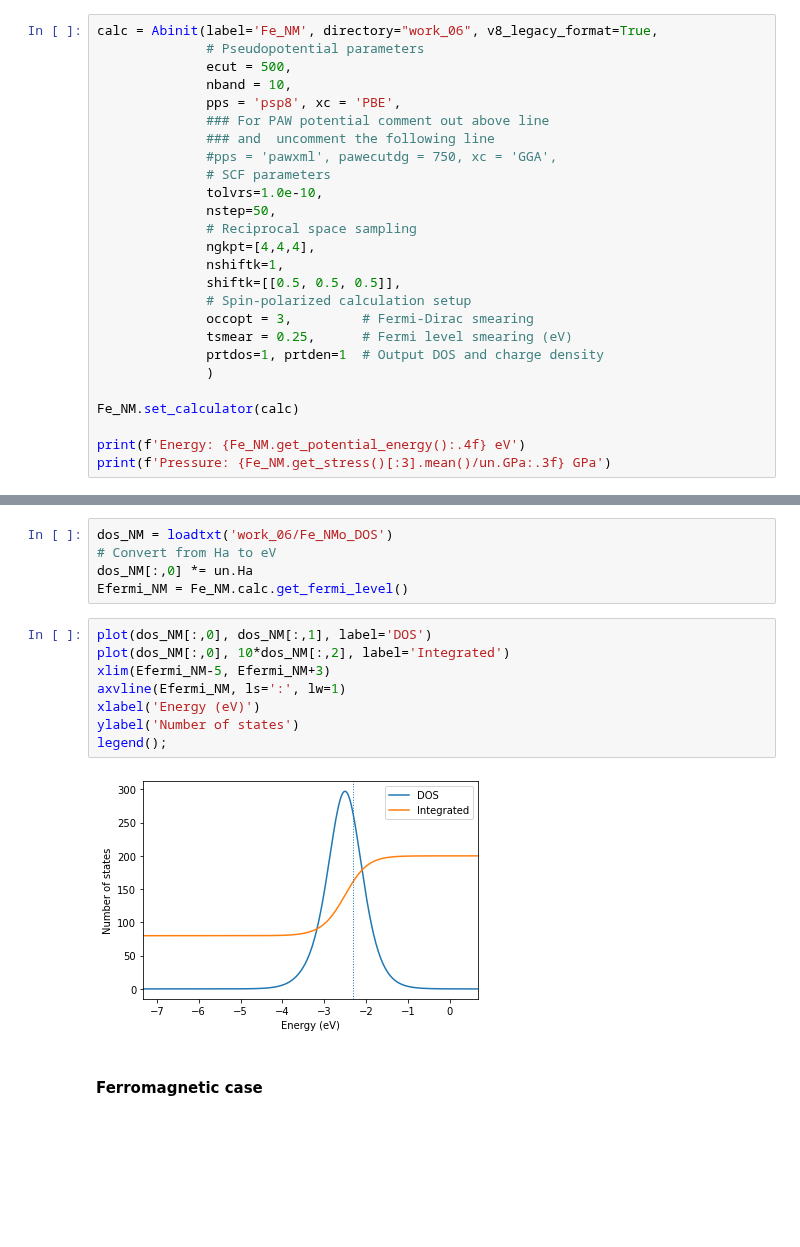
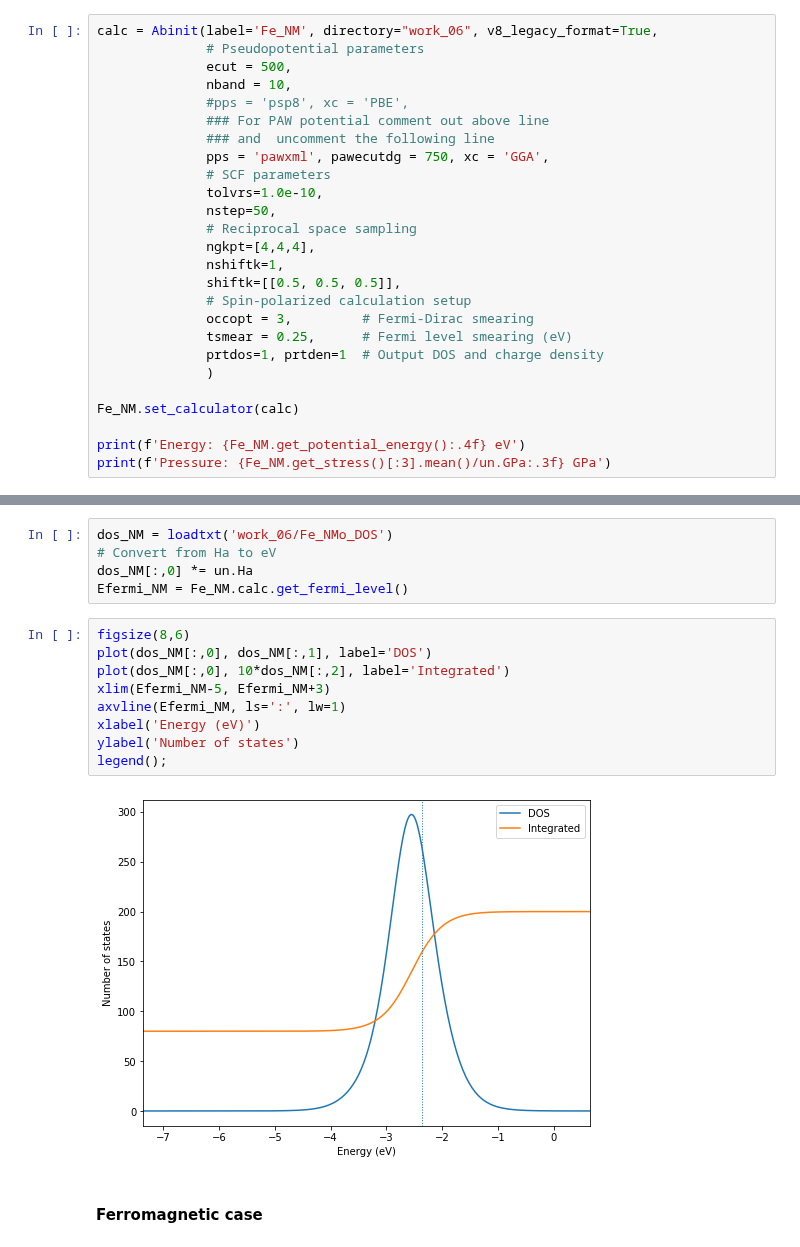
Before and after one commit to jochym/abinitio-methods, a Jupyter notebook: 06_Magnetic_Systems.ipynb, the cells around one changed output, grey strips where cells are left out. Saved outputs shown, nothing was run; the diff lists cells and outputs as text; blank space fills up the shorter version.

```diff
--- a/06_Magnetic_Systems.ipynb
+++ b/06_Magnetic_Systems.ipynb
@@ -40,10 +36,10 @@ calc = Abinit(label='Fe_NM', directory="work_06", v8_legacy_format=True,
               # Pseudopotential parameters
               ecut = 500,
               nband = 10,
-              pps = 'psp8', xc = 'PBE',
+              #pps = 'psp8', xc = 'PBE',
               ### For PAW potential comment out above line
               ### and  uncomment the following line
-              #pps = 'pawxml', pawecutdg = 750, xc = 'GGA',
+              pps = 'pawxml', pawecutdg = 750, xc = 'GGA',
               # SCF parameters
               tolvrs=1.0e-10,
               nstep=50,
@@ -103,15 +99,16 @@ dos_NM = loadtxt('work_06/Fe_NMo_DOS')
 dos_NM[:,0] *= un.Ha
 Efermi_NM = Fe_NM.calc.get_fermi_level()
 # %%
+figsize(8,6)
 plot(dos_NM[:,0], dos_NM[:,1], label='DOS')
 plot(dos_NM[:,0], 10*dos_NM[:,2], label='Integrated')
 xlim(Efermi_NM-5, Efermi_NM+3)
 axvline(Efermi_NM, ls=':', lw=1)
 xlabel('Energy (eV)')
 ylabel('Number of states')
 legend();
 # %% [output]
-[figure, old version]
+[figure, new version]
 # %% [markdown]
 #### Ferromagnetic case
 # %%
```
Also changed, not shown: parts of 6 cells of this notebook.
